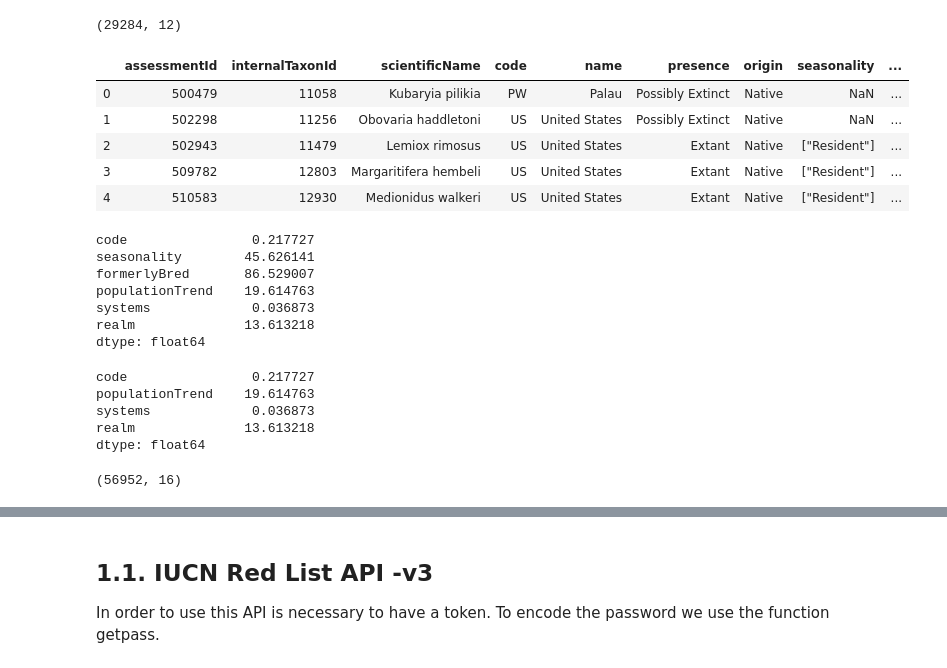
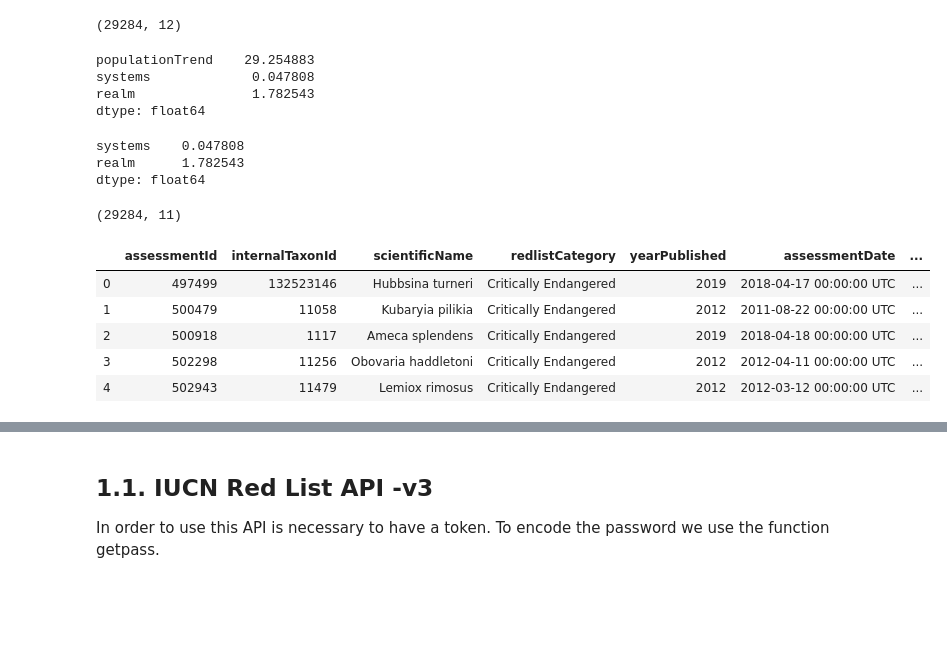
Before and after one commit to fabi-cast/Ecozones-in-a-Warming-World, a Jupyter notebook: notebooks/data-cleaning.ipynb, the cells around one changed output, grey strips where cells are left out. Saved outputs shown, nothing was run; the diff lists cells and outputs as text; code cells hidden in the pictures; blank space fills up the shorter version.

```diff
--- a/notebooks/data-cleaning.ipynb
+++ b/notebooks/data-cleaning.ipynb
@@ -56,9 +54,9 @@ def collect(file):
     """
     Returns a dataset with all the 'file' data of the Critical endangered species
     """
-    c0 = pd.read_csv("data/CR/"+ file +".csv")
-    c1 = pd.read_csv("data/Extinct/" + file +".csv")
-    c2 = pd.read_csv("data/rest/" + file +".csv")
+    c0 = pd.read_csv("../data/raw_data/CR/"+ file +".csv")
+    c1 = pd.read_csv("../data/raw_data/Extinct/" + file +".csv")
+    c2 = pd.read_csv("../data/raw_data/rest/" + file +".csv")
 
     return pd.concat([c0, c1, c2])
 # %% [markdown]
@@ -116,19 +116,28 @@ dfen = iucnCountries.merge(df, on= ["assessmentId", "internalTaxonId", "scientif
+# %%
+null_cols(df)
+# %% [output]
+populationTrend    29.254883
+systems             0.047808
+realm               1.782543
+dtype: float64
+# %%
+df.drop(columns = ["populationTrend"], inplace = True)
+# %%
+null_cols(df)
+# %% [output]
+systems    0.047808
+realm      1.782543
+dtype: float64
+# %%
+df.shape
+# %% [output]
+(29284, 11)
 # %%
-dfen.head()
+df.head()
 # %% [output]
-|  | assessmentId | internalTaxonId | scientificName | code | name | presence | origin | seasonality | ... |
-| 0 | 500479 | 11058 | Kubaryia pilikia | PW | Palau | Possibly Extinct | Native | NaN | ... |
-| 1 | 502298 | 11256 | Obovaria haddletoni | US | United States | Possibly Extinct | Native | NaN | ... |
-| 2 | 502943 | 11479 | Lemiox rimosus | US | United States | Extant | Native | ["Resident"] | ... |
-| 3 | 509782 | 12803 | Margaritifera hembeli | US | United States | Extant | Native | ["Resident"] | ... |
-| 4 | 510583 | 12930 | Medionidus walkeri | US | United States | Extant | Native | ["Resident"] | ... |
+|  | assessmentId | internalTaxonId | scientificName | redlistCategory | yearPublished | assessmentDate | ... |
+| 0 | 497499 | 132523146 | Hubbsina turneri | Critically Endangered | 2019 | 2018-04-17 00:00:00 UTC | ... |
+| 1 | 500479 | 11058 | Kubaryia pilikia | Critically Endangered | 2012 | 2011-08-22 00:00:00 UTC | ... |
+| 2 | 500918 | 1117 | Ameca splendens | Critically Endangered | 2019 | 2018-04-18 00:00:00 UTC | ... |
+| 3 | 502298 | 11256 | Obovaria haddletoni | Critically Endangered | 2012 | 2012-04-11 00:00:00 UTC | ... |
+| 4 | 502943 | 11479 | Lemiox rimosus | Critically Endangered | 2012 | 2012-03-12 00:00:00 UTC | ... |
-# %%
-null_cols(dfen)
-# %% [output]
-code                0.217727
-seasonality        45.626141
-formerlyBred       86.529007
-populationTrend    19.614763
-systems             0.036873
-realm              13.613218
-dtype: float64
@@ -137,12 +143,0 @@ dfen.drop(columns = ["seasonality", "formerlyBred"], inplace = True)
-# %%
-null_cols(dfen)
-# %% [output]
-code                0.217727
-populationTrend    19.614763
-systems             0.036873
-realm              13.613218
-dtype: float64
-# %%
-dfen.shape
-# %% [output]
-(56952, 16)
```
Also changed, not shown: parts of 175 cells of this notebook.
